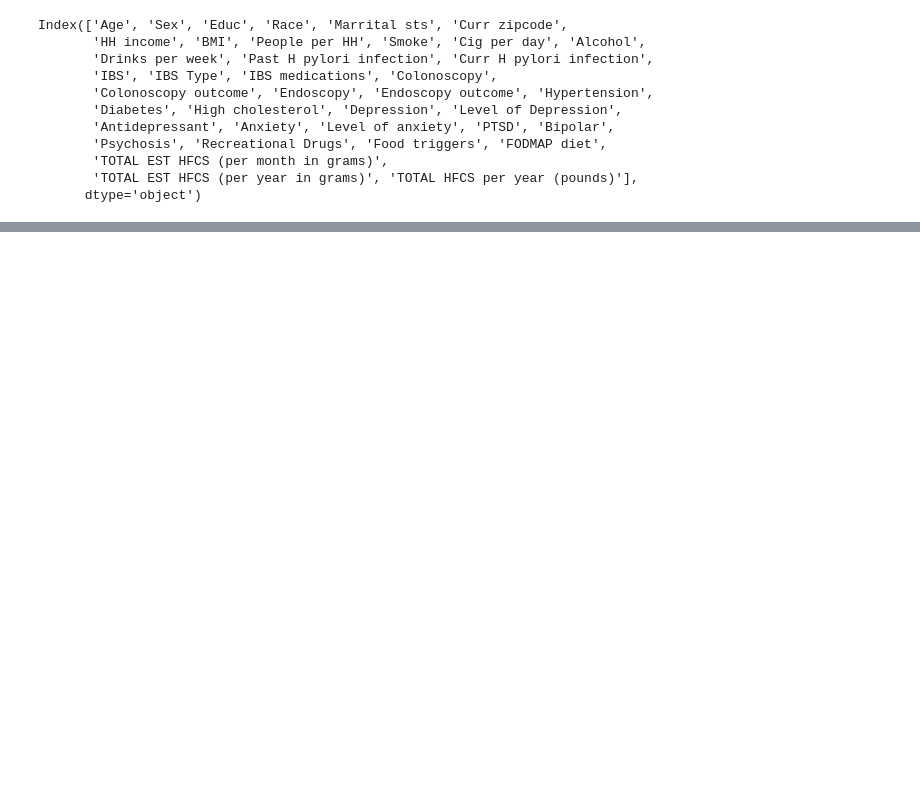
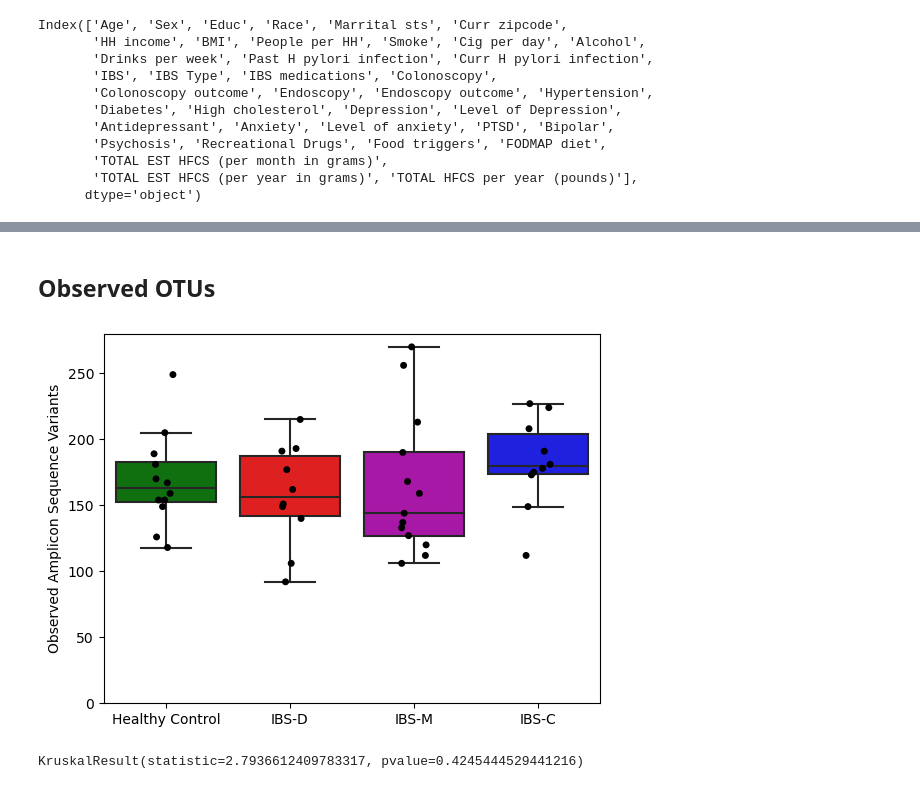
Before and after one commit to sterrettJD/Phadtare-IBS, a Jupyter notebook: Network-LEfSe-alphaplots.ipynb, the cells around one changed output, grey strips where cells are left out. Cells and saved outputs as stored; diff of their text form; code cells hidden in the pictures; blank space fills up the shorter version.

Commit message:
add other alpha diversity metrics

```diff
--- a/Network-LEfSe-alphaplots.ipynb
+++ b/Network-LEfSe-alphaplots.ipynb
@@ -1175,0 +1164,39 @@ plt.show()
+# %% [markdown]
+## Observed OTUs
+# %%
+otus = Artifact.load("Data/core-metrics-results/observed_features_vector.qza").view(pd.Series)
+otus = pd.concat([otus,
+                   metadata["IBS Type"]],
+                 axis=1)
+
+ax = sns.boxplot(x="IBS Type",
+                y="observed_features",
+                data=otus,
+                order=["control","IBS-D","IBS-M","IBS-C"],
+                palette=["g","r","m","b"],
+                showfliers=False)
+
+sns.stripplot(x="IBS Type",
+              y="observed_features",
+              data=otus,
+              order=["control","IBS-D","IBS-M","IBS-C"],
+              palette=["black"]*4,
+              ax=ax)
+
+ax.set_xticklabels(["Healthy Control","IBS-D","IBS-M","IBS-C"])
+ax.set_xlabel("")
+ax.set_ylabel("Observed Amplicon Sequence Variants")
+ax.set_ylim(0,280)
+
+plt.savefig("Figures/IBS-Type-OTUs.pdf")
+
+plt.show()
+# %% [output]
+[figure, added]
+# %%
+kruskal(otus[otus["IBS Type"]=="control"]["observed_features"],
+        otus[otus["IBS Type"]=="IBS-M"]["observed_features"],
+        otus[otus["IBS Type"]=="IBS-D"]["observed_features"],
+        otus[otus["IBS Type"]=="IBS-C"]["observed_features"])
+# %% [output]
+KruskalResult(statistic=2.7936612409783317, pvalue=0.4245444529441216)
```
Also changed, not shown: parts of 26 cells of this notebook.
